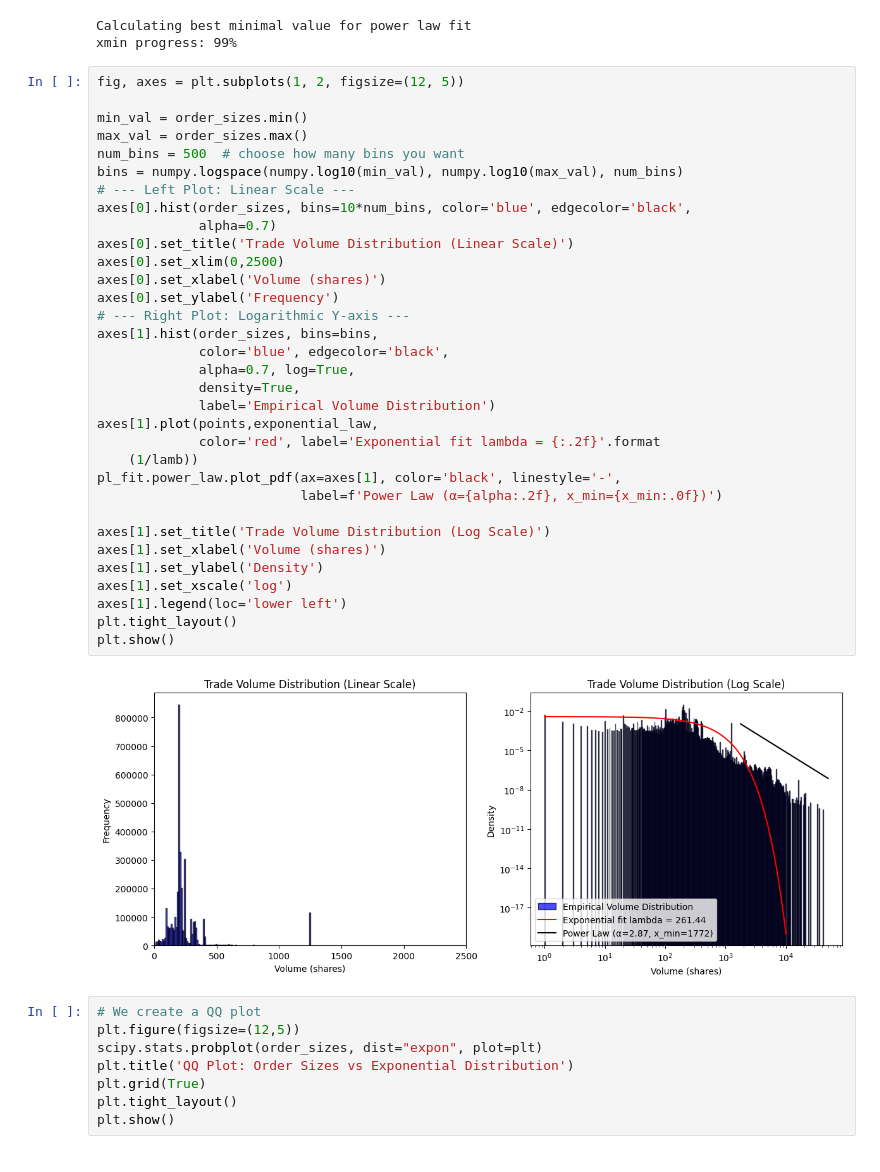
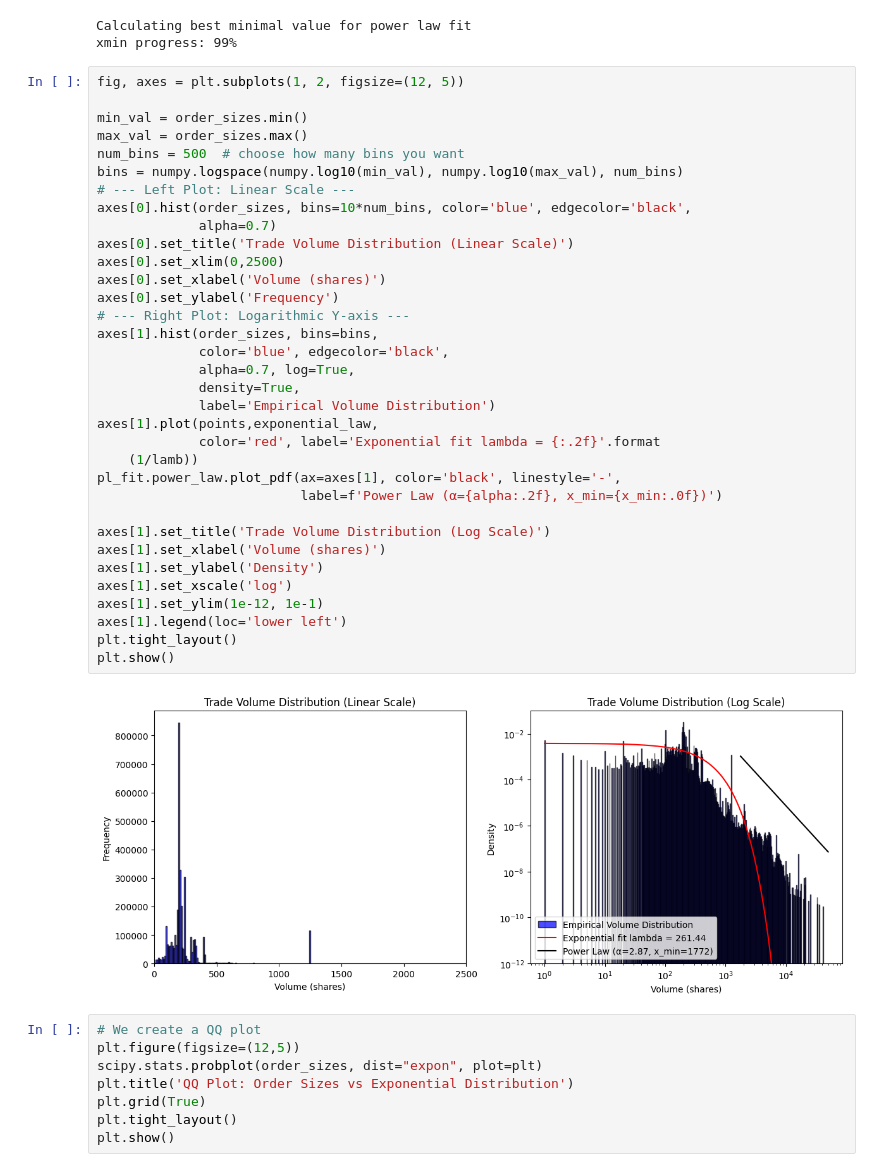
Before and after one commit to ethantrentin/High-Frequency-Data-Limit-Order-Books, a Jupyter notebook: DHF-LAB1-BOISTARD-ROCHE-TRENTIN.ipynb, the cells around one changed output. Drawn from its saved outputs; the diff is of its cells as text.

```diff
--- a/DHF-LAB1-BOISTARD-ROCHE-TRENTIN.ipynb
+++ b/DHF-LAB1-BOISTARD-ROCHE-TRENTIN.ipynb
@@ -242,34 +242,35 @@ min_val = order_sizes.min()
 max_val = order_sizes.max()
 num_bins = 500  # choose how many bins you want
 bins = numpy.logspace(numpy.log10(min_val), numpy.log10(max_val), num_bins)
 # --- Left Plot: Linear Scale ---
 axes[0].hist(order_sizes, bins=10*num_bins, color='blue', edgecolor='black',
              alpha=0.7)
 axes[0].set_title('Trade Volume Distribution (Linear Scale)')
 axes[0].set_xlim(0,2500)
 axes[0].set_xlabel('Volume (shares)')
 axes[0].set_ylabel('Frequency')
 # --- Right Plot: Logarithmic Y-axis ---
 axes[1].hist(order_sizes, bins=bins,
              color='blue', edgecolor='black',
              alpha=0.7, log=True,
              density=True,
              label='Empirical Volume Distribution')
 axes[1].plot(points,exponential_law,
              color='red', label='Exponential fit lambda = {:.2f}'.format
     (1/lamb))
 pl_fit.power_law.plot_pdf(ax=axes[1], color='black', linestyle='-',
                           label=f'Power Law (α={alpha:.2f}, x_min={x_min:.0f})')
 
 axes[1].set_title('Trade Volume Distribution (Log Scale)')
 axes[1].set_xlabel('Volume (shares)')
 axes[1].set_ylabel('Density')
 axes[1].set_xscale('log')
+axes[1].set_ylim(1e-12, 1e-1)
 axes[1].legend(loc='lower left')
 plt.tight_layout()
 plt.show()
 # %% [output]
-[figure, old version]
+[figure, new version]
 # %%
 # We create a QQ plot
 plt.figure(figsize=(12,5))
```
Also changed, not shown: parts of 1 cell of this notebook.
